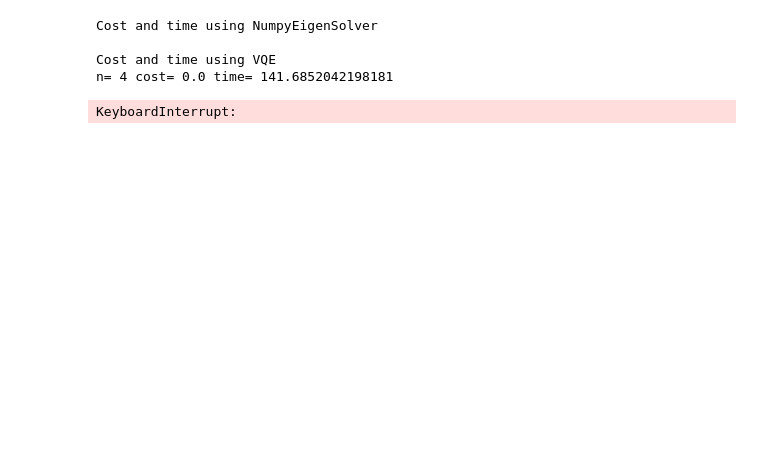
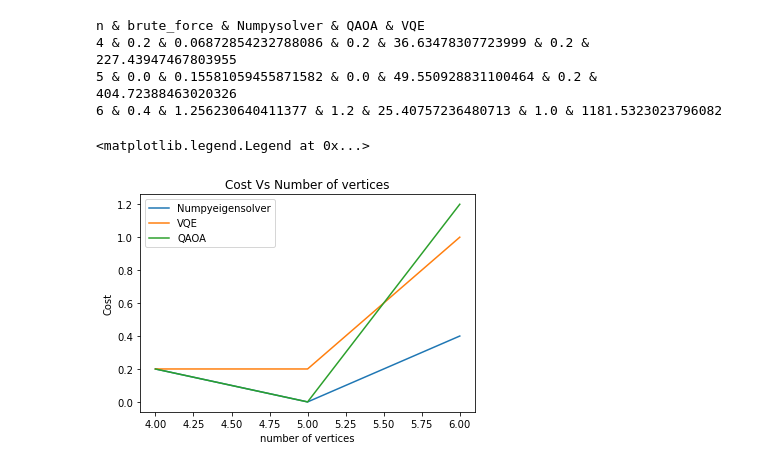
Before and after one commit to chit38/Benchmarking-Quantum-Algorithms-for-Combinatorial-Optimization-Problems, a Jupyter notebook: Coloring.ipynb, the cells around one changed output. Drawn from its saved outputs; the diff is of its cells as text; code cells hidden in the pictures; blank space fills up the shorter version.

Commit message:
using other method but is wrong

```diff
--- a/Coloring.ipynb
+++ b/Coloring.ipynb
@@ -140,5 +88,5 @@ def using_vqe(qubo):
     vqe_optimizer = MinimumEigenOptimizer(vqe)
     result = vqe_optimizer.solve(qubo)
     return result.fval
-qubo = create_quadratic_program(5,create_adjacency_matrix(5,0.5))
+#qubo = create_quadratic_program(5,create_adjacency_matrix(5,0.5))
 #using_vqe(qubo)
@@ -170,19 +92,0 @@ def get_cost_and_time_VQE(n1, n2):
-# %%
-print("Cost and time using NumpyEigenSolver")
-cost_vs_n_fromeigensolver, time_vs_n_fromeigensolver = get_cost_and_time_numpy(4, 11)
-
-print("")
-
-print("Cost and time using VQE")
-cost_vs_n_fromVQE, time_vs_n_fromVQE = get_cost_and_time_VQE(4, 11)
-
-print("")
-
-print("Cost and time using QAOA")
-cost_vs_n_fromQAOA, time_vs_n_fromQAOA = get_cost_and_time_QAOA(4, 11)
-# %% [output]
-Cost and time using NumpyEigenSolver
-
-Cost and time using VQE
-n= 4 cost= 0.0 time= 141.6852042198181
-KeyboardInterrupt:
@@ -189,16 +140,23 @@ KeyboardInterrupt:
+# %%
+cost_vs_n, time_vs_n = main_function(4, 7)
+# %% [output]
+n & brute_force & Numpysolver & QAOA & VQE
+4 & 0.2 & 0.06872854232788086 & 0.2 & 36.63478307723999 & 0.2 & 227.43947467803955
+5 & 0.0 & 0.15581059455871582 & 0.0 & 49.550928831100464 & 0.2 & 404.72388463020326
+6 & 0.4 & 1.256230640411377 & 1.2 & 25.40757236480713 & 1.0 & 1181.5323023796082
 # %%
+#### plotting cost vs n #####
 plt.title("Cost Vs Number of vertices")
 plt.ylabel('Cost')
 plt.xlabel('number of vertices')
-#x, y = zip(*cost_vs_n)
-#plt.plot(x, y, label = 'Brute Force')
-x, y = zip(*cost_vs_n_fromeigensolver)
-plt.plot(x, y, label = 'Numpyeigensolver')
-x, y = zip(*cost_vs_n_fromVQE)
-plt.plot(x, y, label = 'VQE')
-x, y = zip(*cost_vs_n_fromQAOA)
-plt.plot(x, y, label = 'QAOA')
+n, cn, cq, cv = zip(*cost_vs_n)
+plt.plot(n, cn, label = 'Numpyeigensolver')
+plt.plot(n, cv, label = 'VQE')
+plt.plot(n, cq, label = 'QAOA')
 plt.legend()
+# %% [output]
+<matplotlib.legend.Legend at 0x...>
+[figure, added]
 # %%
 ######### Plotting Time Vs n ########
 plt.title("Time Vs Number of vertices")
```
Also changed, not shown: parts of 8 cells of this notebook.
